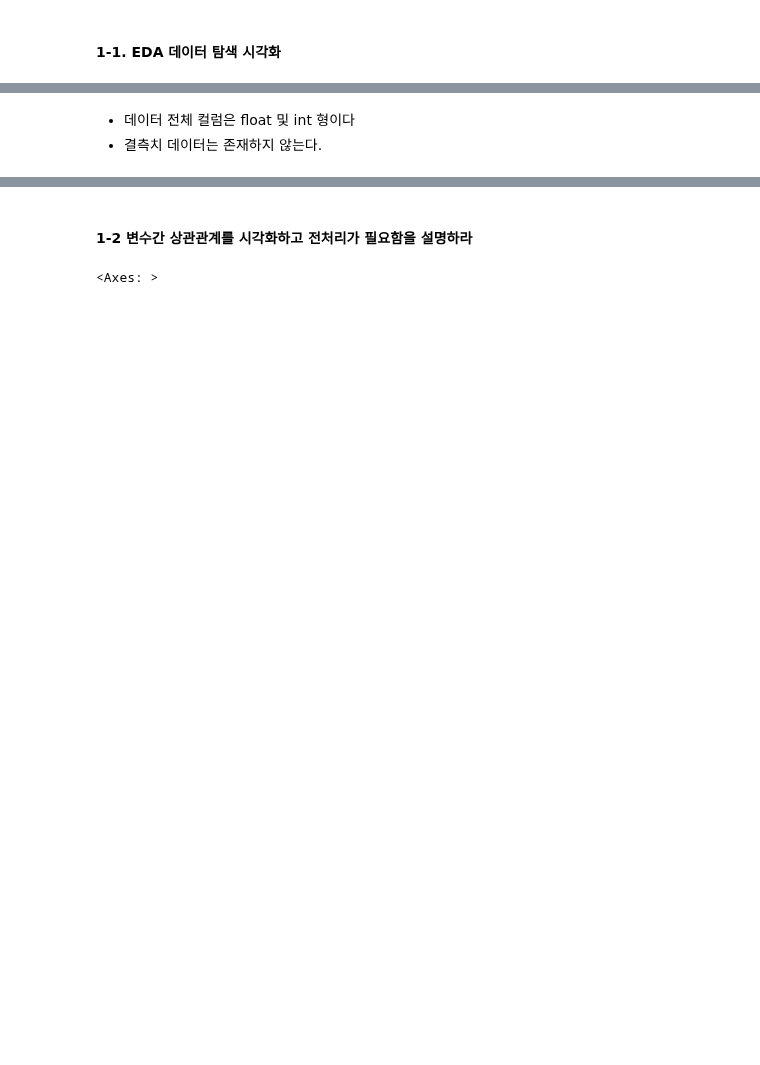
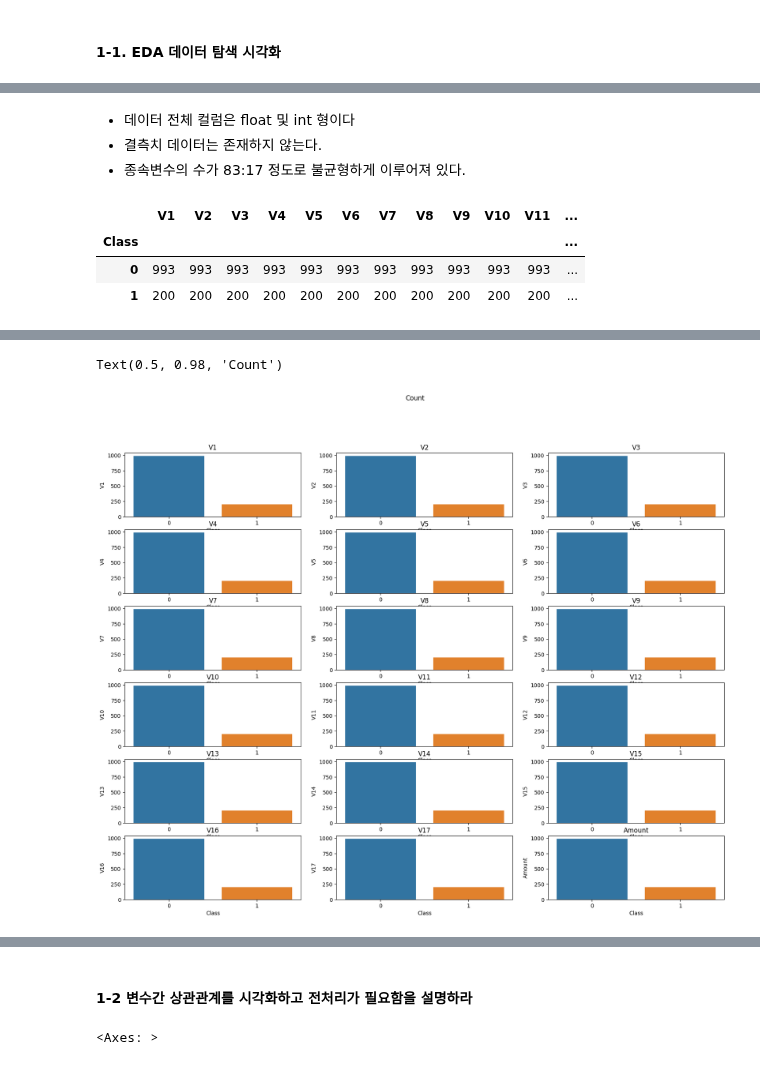
Before and after one commit to johyunkang/adp_certificate, a Jupyter notebook: ADP_27회.ipynb, the cells around one changed output, grey strips where cells are left out. Drawn from its saved outputs; the diff is of its cells as text; code cells hidden in the pictures; blank space fills up the shorter version.

```diff
--- a/ADP_27회.ipynb
+++ b/ADP_27회.ipynb
@@ -88,3 +75,4 @@ dtype: int64
 # %% [markdown]
 - 데이터 전체 컬럼은 float 및 int 형이다
 - 결측치 데이터는 존재하지 않는다.
+- 종속변수의 수가 83:17 정도로 불균형하게 이루어져 있다.
@@ -96,0 +79,23 @@ from matplotlib import pyplot as plt
+# %%
+import seaborn as sns
+from matplotlib import pyplot as plt
+
+# 이상 거래 유무에 따른 그룹화 후 평균값 및 건수 산출
+class_grp_count = df.drop('Time', axis=1).groupby('Class').count()
+class_grp_mean = df.drop('Time', axis=1).groupby('Class').mean()
+display(class_grp_count)
+display(class_grp_mean)
+
+fig, ax = plt.subplots(nrows=6, ncols=3, figsize=(20, 15))
+for idx in range(len(class_grp_count.columns)) :
+    import math
+    r = math.trunc(idx / 3)
+    c = idx % 3
+    sns.barplot(x=class_grp_count.index, y=class_grp_count.columns[idx], data=class_grp_count.iloc[: , idx].to_frame(), ax=ax[r][c])
+    ax[r][c].set_title(class_grp_count.columns[idx])
+plt.suptitle('Count')
+# %% [output]
+|  | V1 | V2 | V3 | V4 | V5 | V6 | V7 | V8 | V9 | V10 | V11 | ... |
+| Class |  |  |  |  |  |  |  |  |  |  |  | ... |
+| 0 | 993 | 993 | 993 | 993 | 993 | 993 | 993 | 993 | 993 | 993 | 993 | ... |
+| 1 | 200 | 200 | 200 | 200 | 200 | 200 | 200 | 200 | 200 | 200 | 200 | ... |
@@ -96,0 +106,2 @@ from matplotlib import pyplot as plt
+Text(0.5, 0.98, 'Count')
+[figure, added]
```
Also changed, not shown: parts of 31 cells of this notebook.
